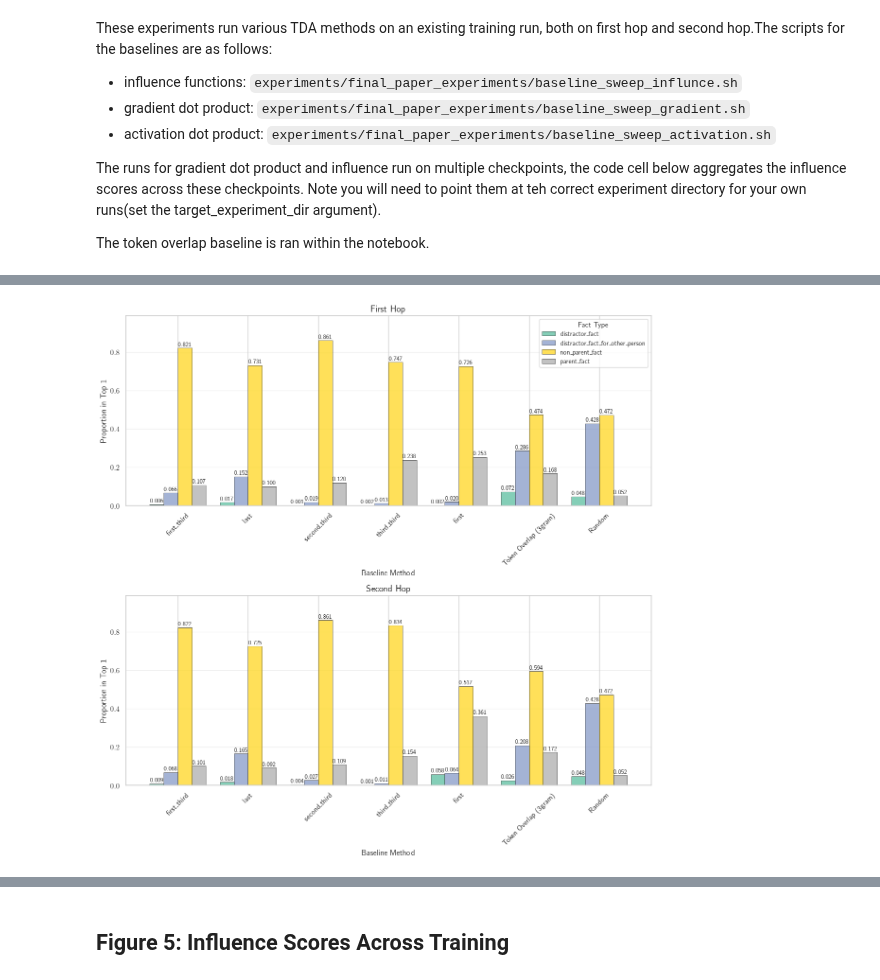
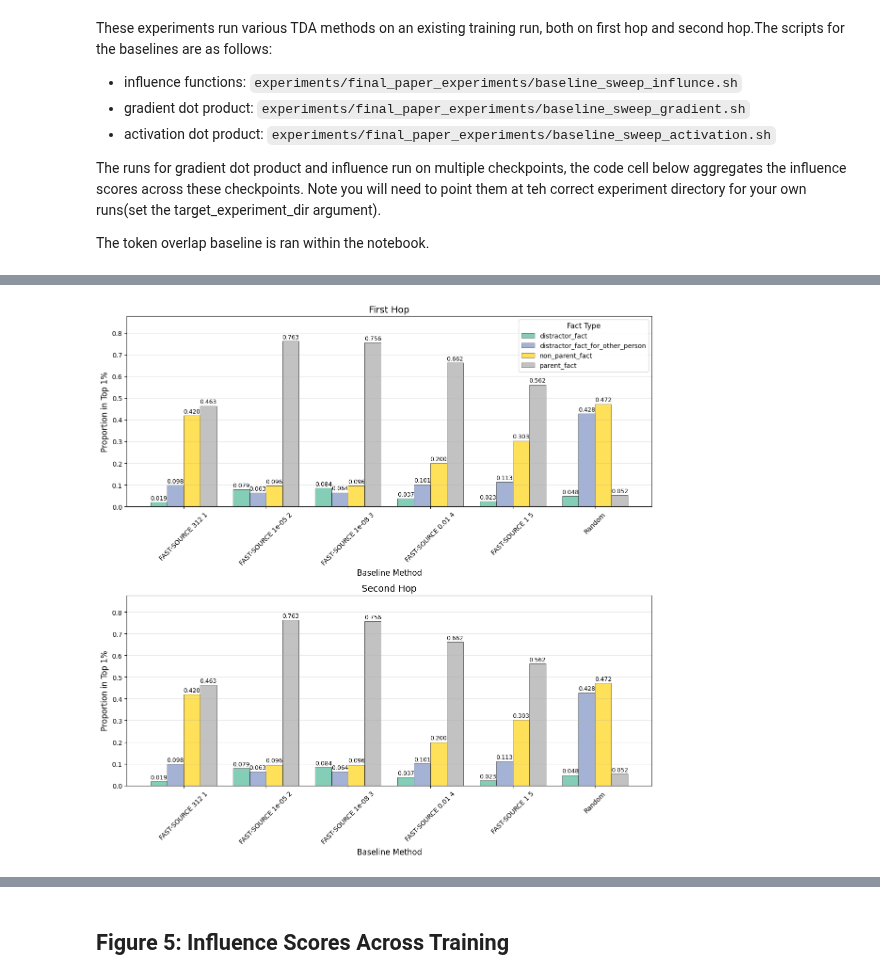
Before and after one commit to levmckinney/malign-influence, a Jupyter notebook: analysis/final_paper_figures.ipynb, the cells around one changed output, grey strips where cells are left out. Saved outputs shown, nothing was run; the diff lists cells and outputs as text; code cells hidden in the pictures.

```diff
--- a/analysis/final_paper_figures.ipynb
+++ b/analysis/final_paper_figures.ipynb
@@ -450,7 +453,8 @@ def plot_baselines(
         # Combine all baselines including token overlap if provided for this hop
         all_baselines = {}
         for baseline_name, run_data_dict in baseline_runs.items():
-            baseline_name = baseline_name.format()
+            run_args = run_data_dict[hop_key].if_experiment_log.args
+            baseline_name = baseline_name.format(**run_args)
             all_baselines[baseline_name] = run_data_dict[hop_key].scores_df
 
         if token_overlap_baseline is not None and hop_idx == 0:  # Only add token overlap to first plot
@@ -632,6 +636,7 @@ class BaselineResults:
     first_hop_run_id: str
     second_hop_run_id: str
     baseline_type: Literal["influence", "activation_dot_product","token_overlap","influence_averaged"] = "influence"
+    old_result: bool = False # Whether the Pydantic objects have changed since this run happened - if enabled, will allow for mismatched keys when loading the args
 
 baselines = [
     BaselineResults(
@@ -672,7 +677,7 @@ baselines = [
 
 for baseline in baselines:
     if baseline.baseline_type in ["influence","activation_dot_product"]:
-        add_runs_to_run_dict([baseline.first_hop_run_id, baseline.second_hop_run_id], run_type=baseline.baseline_type)
+        add_runs_to_run_dict([baseline.first_hop_run_id, baseline.second_hop_run_id], run_type=baseline.baseline_type,allow_mismatched_keys=baseline.old_result)
 
 baselines += [
     BaselineResults(
@@ -716,65 +717,64 @@ Parent Fact Proportions in Top 1% by Baseline:
 # %%
 # Create BaselineResults objects manually based on the paired data
+# Broken results
 baselines = [
     BaselineResults(
-        baseline_name="first_third",
-        first_hop_run_id="8m1brza4",  # from inferred_facts_first_hop_no_fs
-        second_hop_run_id="kp7srb95",  # from inferred_facts_second_hop_no_fs
-        baseline_type="activation_dot_product",
+        baseline_name="FAST-SOURCE {damping} 1",
+        first_hop_run_id="1mt7uep7",
+        second_hop_run_id="1mt7uep7",
+        baseline_type="influence",
+        old_result=True
     ),
     BaselineResults(
-        baseline_name="last",
-        first_hop_run_id="sacy4qmd",  # from inferred_facts_first_hop_no_fs
-        second_hop_run_id="aledu8dq",  # from inferred_facts_second_hop_no_fs
-        baseline_type="activation_dot_product",
+        baseline_name="FAST-SOURCE {damping} 2",
+        first_hop_run_id="2fqigrk7",
+        second_hop_run_id="2fqigrk7",
+        baseline_type="influence",
+        old_result=True
     ),
     BaselineResults(
-        baseline_name="second_third",
-        first_hop_run_id="93mz3rpq",  # from inferred_facts_first_hop_no_fs
-        second_hop_run_id="zfatexfc",  # from inferred_facts_second_hop_no_fs
-        baseline_type="activation_dot_product",
+        baseline_name="FAST-SOURCE {damping} 3",
+        first_hop_run_id="ixrj8bw6",
+        second_hop_run_id="ixrj8bw6",
+        baseline_type="influence",
+        old_result=True
     ),
     BaselineResults(
-        baseline_name="third_third",
-        first_hop_run_id="2j2uwrq4",  # from inferred_facts_first_hop_no_fs
-        second_hop_run_id="sdorrost",  # from inferred_facts_second_hop_no_fs
-        baseline_type="activation_dot_product",
+        baseline_name="FAST-SOURCE {damping} 4",
+        first_hop_run_id="83f8uddm",
+        second_hop_run_id="83f8uddm",
+        baseline_type="influence",
+        old_result=True
     ),
     BaselineResults(
-        baseline_name="first",
-        first_hop_run_id="yz36yiqp",  # from inferred_facts_first_hop_no_fs
-        second_hop_run_id="jo2owx73",  # from inferred_facts_second_hop_no_fs
-        baseline_type="activation_dot_product",
+        baseline_name="FAST-SOURCE {damping} 5",
+        first_hop_run_id="24ahli86",
+        second_hop_run_id="24ahli86",
+        baseline_type="influence",
+        old_result=True
     )
 ]
 
+
+
 # Add the run IDs to the run dictionary
 for baseline in baselines:
-    if baseline.baseline_type == "activation_dot_product":
-        add_runs_to_run_dict([baseline.first_hop_run_id, baseline.second_hop_run_id], run_type=baseline.baseline_type)
-
-baselines += [
-    BaselineResults(
-        baseline_name="Token Overlap (3gram)",
-        second_hop_run_id=add_token_overlap_run_to_run_dict("e5dvp68n", ngram_length=3),
-        first_hop_run_id=add_token_overlap_run_to_run_dict("hdo5fu7e", ngram_length=3),
-        baseline_type="token_overlap",
-    )
-]
-
+    if baseline.baseline_type == "influence":
+        add_runs_to_run_dict([baseline.first_hop_run_id, baseline.second_hop_run_id], run_type=baseline.baseline_type,allow_mismatched_keys=baseline.old_result)
 
 baseline_plotting_dict = {
     baseline.baseline_name: {
         "first_hop_run_id": run_id_to_data[baseline.first_hop_run_id],
         "second_hop_run_id": run_id_to_data[baseline.second_hop_run_id],
     }
     for baseline in baselines
 }
 
 plot_baselines(
     baseline_plotting_dict,
     percentile=1,
     save_location=ANALYSIS_SAVE_DIR / "activation_dot_product_baselines.pdf"
 )
 pass
 # %% [output]
+[figure, new version]
@@ -783 +791,0 @@ Token overlap run hdo5fu7e_token_overlap_ngram_3 already exists
-[figure, old version]
```
Also changed, not shown: parts of 5 cells of this notebook, 1 other file.
